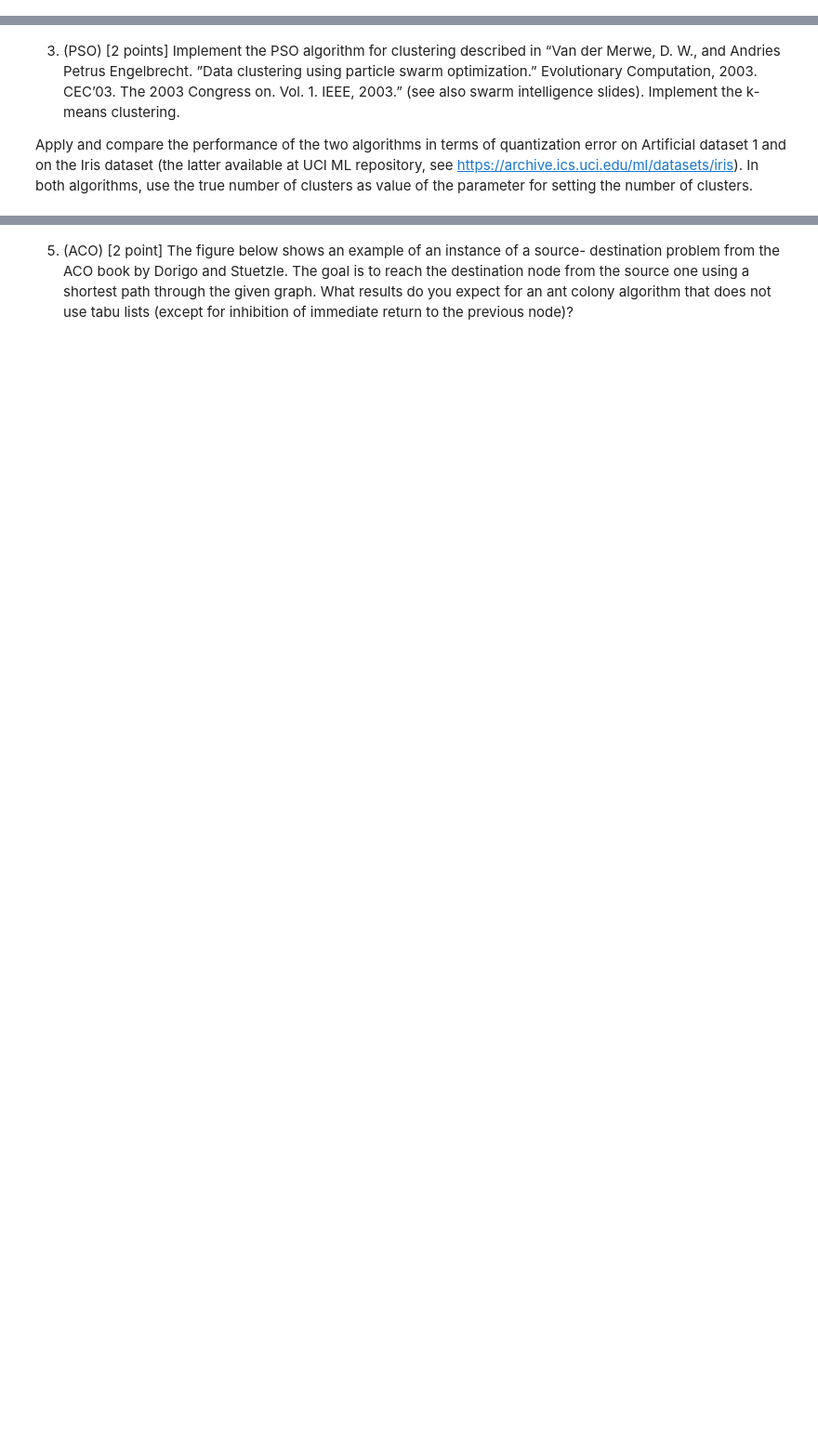
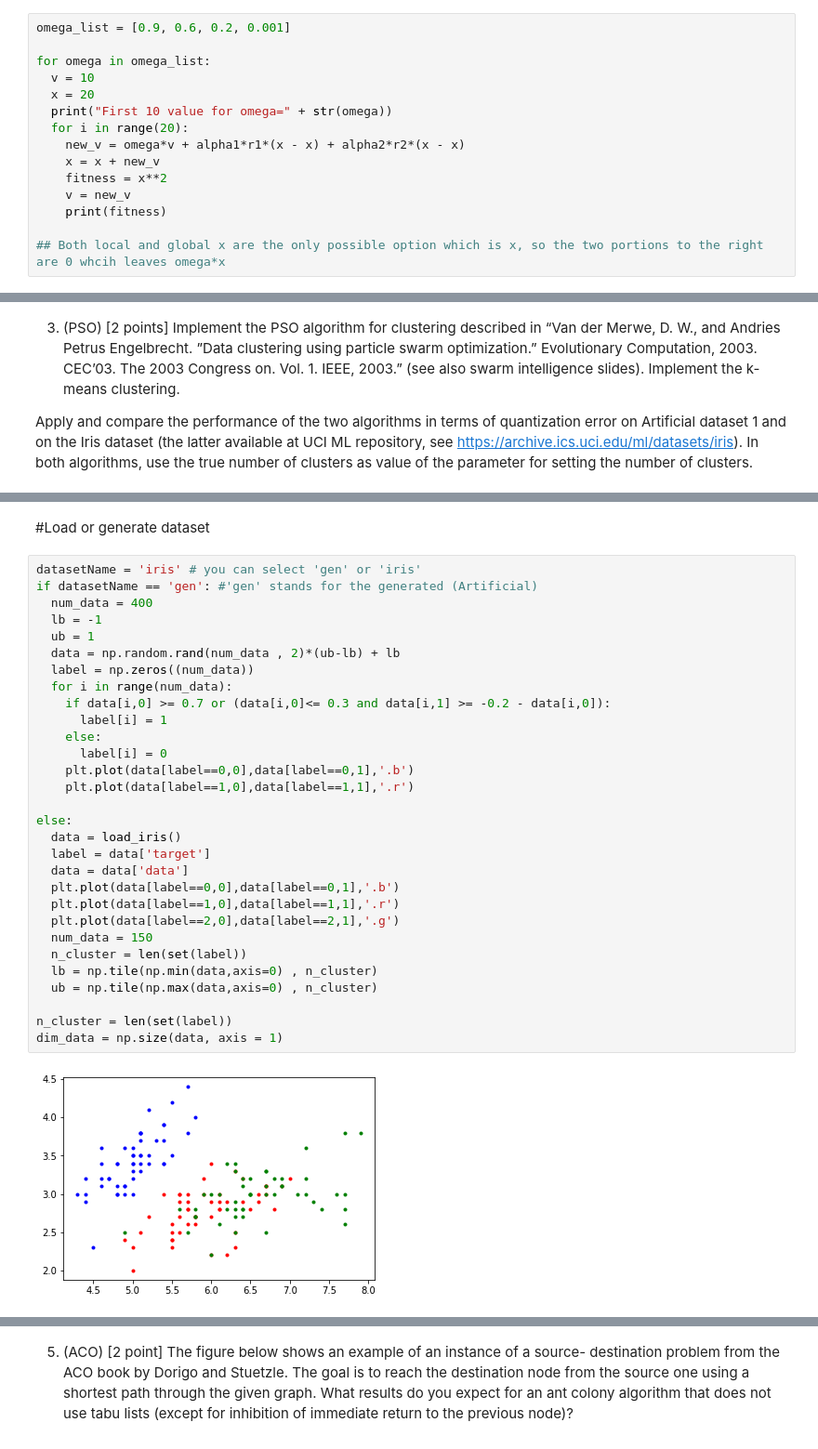
Before and after one commit to prat8897/Natural-Computing, a Jupyter notebook: Natural_Computing_Assignment_2.ipynb, the cells around one changed output, grey strips where cells are left out. Shown: that part at 93% size. Cells and saved outputs as stored; diff of their text form; blank space fills up the shorter version.

```diff
--- a/Natural_Computing_Assignment_2.ipynb
+++ b/Natural_Computing_Assignment_2.ipynb
@@ -30,2 +86,17 @@ where $x_i^*$ denotes the personal best and $x^∗$ the social (global) best. To
 # %% [markdown]
 2. (PSO) [2 points] Consider a particle “swarm” consisting of a single member. How would it perform in a trivial task such as the minimization of $f(x) = x^2$ when $\omega < 1$, assuming the particle starts with the velocity pointing away from the optimum (e.g. in a state with velocity $v = 10$; position $x = 20$)?
+# %%
+omega_list = [0.9, 0.6, 0.2, 0.001]
+
+for omega in omega_list:
+  v = 10
+  x = 20
+  print("First 10 value for omega=" + str(omega))
+  for i in range(20):
+    new_v = omega*v + alpha1*r1*(x - x) + alpha2*r2*(x - x)
+    x = x + new_v
+    fitness = x**2
+    v = new_v
+    print(fitness)
+
+## Both local and global x are the only possible option which is x, so the two portions to the right are 0 whcih leaves omega*x
@@ -35,0 +133,34 @@ Apply and compare the performance of the two algorithms in terms of quantization
+# %% [markdown]
+#Load or generate dataset
+# %%
+datasetName = 'iris' # you can select 'gen' or 'iris'
+if datasetName == 'gen': #'gen' stands for the generated (Artificial)
+  num_data = 400
+  lb = -1
+  ub = 1
+  data = np.random.rand(num_data , 2)*(ub-lb) + lb
+  label = np.zeros((num_data))
+  for i in range(num_data):
+    if data[i,0] >= 0.7 or (data[i,0]<= 0.3 and data[i,1] >= -0.2 - data[i,0]):
+      label[i] = 1
+    else:
+      label[i] = 0
+    plt.plot(data[label==0,0],data[label==0,1],'.b')
+    plt.plot(data[label==1,0],data[label==1,1],'.r')
+
+else:
+  data = load_iris()
+  label = data['target']
+  data = data['data']
+  plt.plot(data[label==0,0],data[label==0,1],'.b')
+  plt.plot(data[label==1,0],data[label==1,1],'.r')
+  plt.plot(data[label==2,0],data[label==2,1],'.g')
+  num_data = 150
+  n_cluster = len(set(label))
+  lb = np.tile(np.min(data,axis=0) , n_cluster)
+  ub = np.tile(np.max(data,axis=0) , n_cluster)
+
+n_cluster = len(set(label))
+dim_data = np.size(data, axis = 1)
+# %% [output]
+[figure, added]
```
Also changed, not shown: parts of 26 cells of this notebook.
